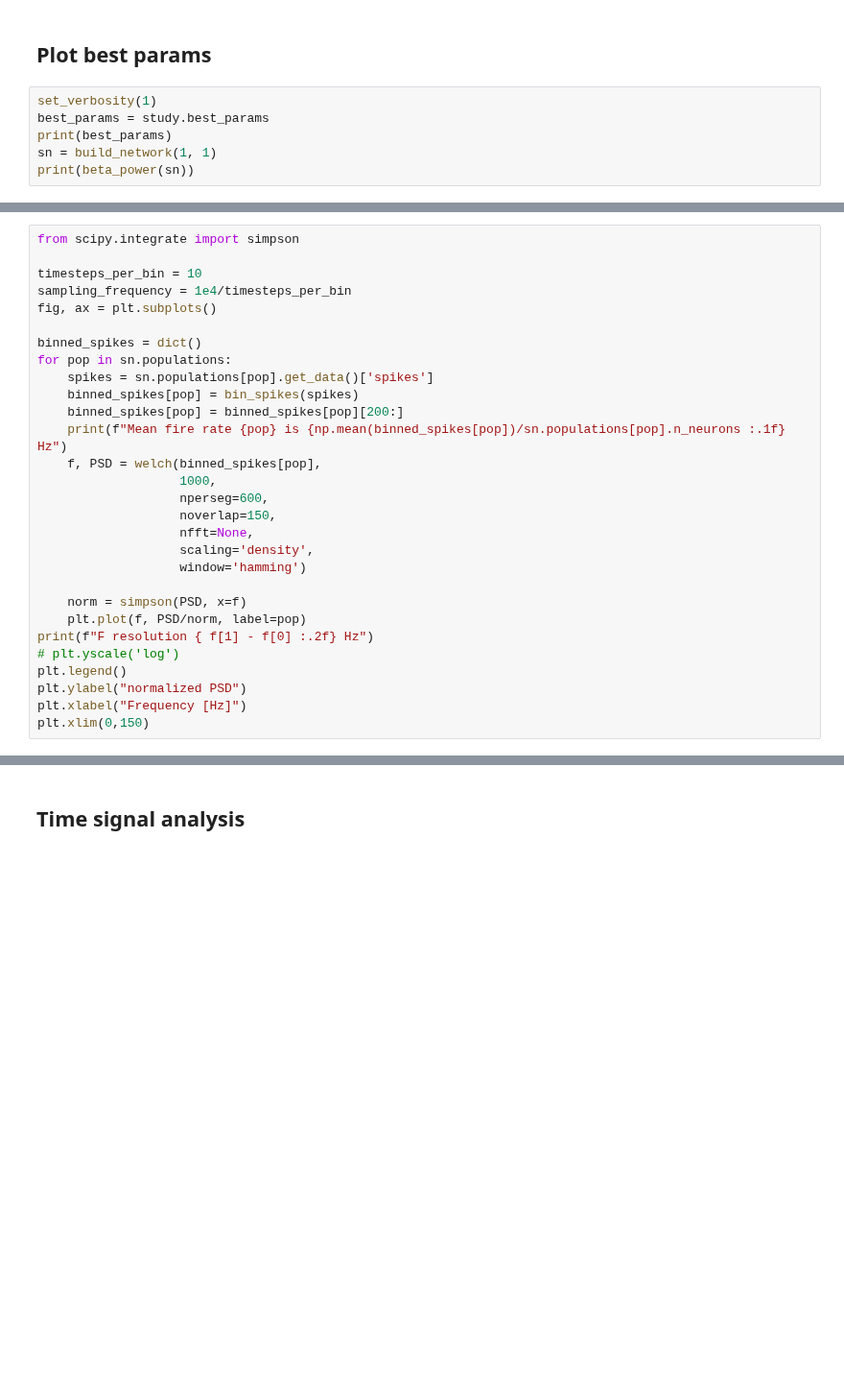
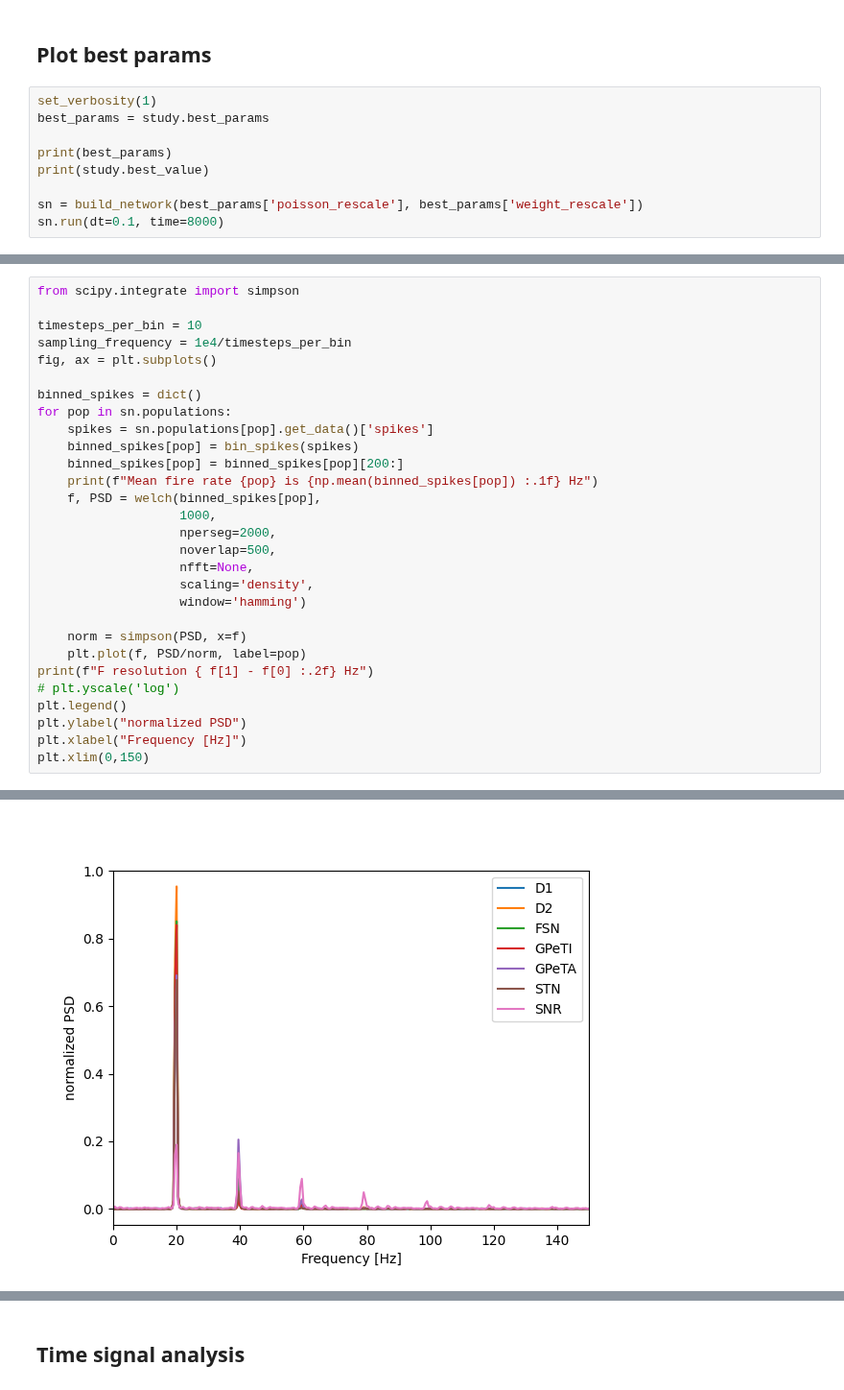
Before and after one commit to djanloo/quilt, a Jupyter notebook: basal_ganglia.ipynb, the cells around one changed output, grey strips where cells are left out. Shown at 96% size. Drawn from its saved outputs; the diff is of its cells as text; blank space fills up the shorter version.

```diff
--- a/basal_ganglia.ipynb
+++ b/basal_ganglia.ipynb
@@ -197,6 +196,9 @@ IOStream.flush timed out
 # %%
 set_verbosity(1)
 best_params = study.best_params
+
 print(best_params)
-sn = build_network(1, 1)
-print(beta_power(sn))
+print(study.best_value)
+
+sn = build_network(best_params['poisson_rescale'], best_params['weight_rescale'])
+sn.run(dt=0.1, time=8000)
@@ -212,11 +232,11 @@ for pop in sn.populations:
     spikes = sn.populations[pop].get_data()['spikes']
     binned_spikes[pop] = bin_spikes(spikes)
     binned_spikes[pop] = binned_spikes[pop][200:]
-    print(f"Mean fire rate {pop} is {np.mean(binned_spikes[pop])/sn.populations[pop].n_neurons :.1f} Hz")
+    print(f"Mean fire rate {pop} is {np.mean(binned_spikes[pop]) :.1f} Hz")
     f, PSD = welch(binned_spikes[pop],
                    1000,
-                   nperseg=600,
-                   noverlap=150,
+                   nperseg=2000,
+                   noverlap=500,
                    nfft=None,
                    scaling='density',
                    window='hamming')
@@ -229,3 +249,4 @@ plt.legend()
 plt.ylabel("normalized PSD")
 plt.xlabel("Frequency [Hz]")
 plt.xlim(0,150)
+# %% [output]
@@ -232 +262,2 @@ plt.xlim(0,150)
+[figure, added]
 # %%
```
Also changed, not shown: parts of 13 cells of this notebook, 1 other file.
